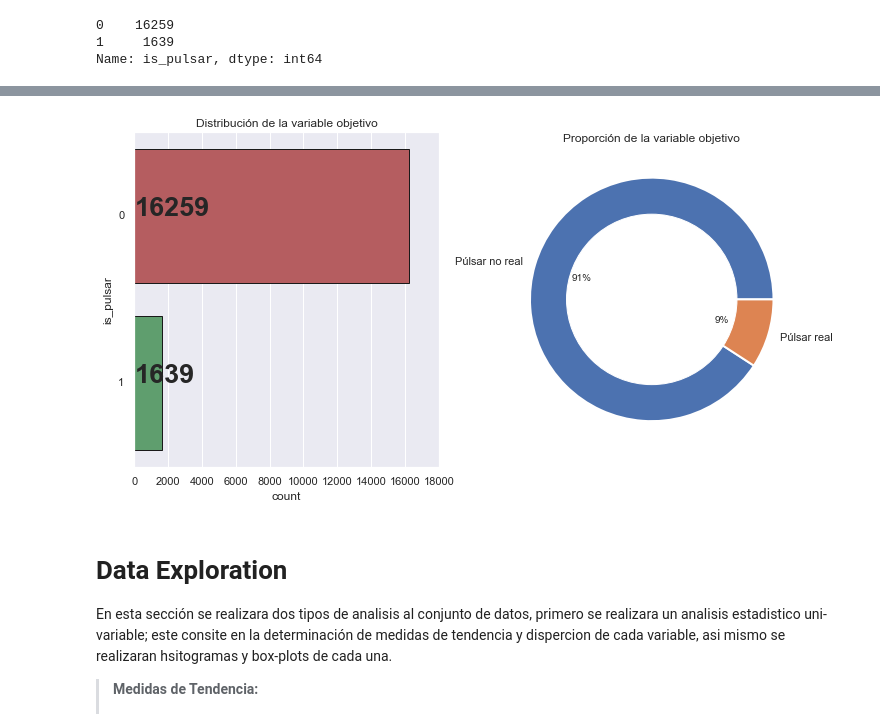
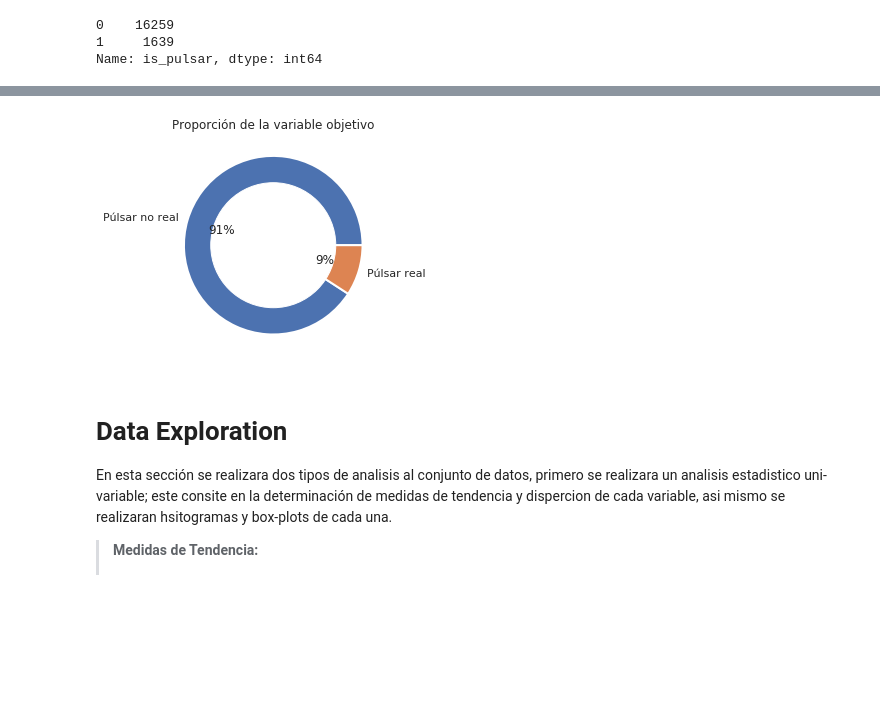
Before and after one commit to MrCycler/ML_PULSAR_CLASSIFICATION_PROJECT, a Jupyter notebook: BALANCEO DE DATA/SMOTE.ipynb, the cells around one changed output, grey strips where cells are left out. Cells and saved outputs as stored; diff of their text form; code cells hidden in the pictures; blank space fills up the shorter version.

```diff
--- a/BALANCEO DE DATA/SMOTE.ipynb
+++ b/BALANCEO DE DATA/SMOTE.ipynb
@@ -69,27 +75,15 @@ plt.hist(data_pulsar["is_pulsar"], alpha=0.5);
 # %%
 #Distribución y proporción de la variable objetivo
-plt.figure(figsize=(12,6))
-plt.subplot(121)
-ax = sns.countplot(y = data_pulsar["is_pulsar"],
-                   palette=["r","g"],
-                   linewidth=1,
-                   edgecolor="k"*2)
-for i,j in enumerate(data_pulsar["is_pulsar"].value_counts().values):
-    ax.text(.7,i,j,weight = "bold",fontsize = 27)
-plt.title("Distribución de la variable objetivo")
-
-
-plt.subplot(122)
 plt.pie(data_pulsar["is_pulsar"].value_counts().values,
         labels=["Púlsar no real","Púlsar real"],
         autopct="%1.0f%%",wedgeprops={"linewidth":2,"edgecolor":"white"})
 my_circ = plt.Circle((0,0),.7,color = "white")
 plt.gca().add_artist(my_circ)
-plt.subplots_adjust(wspace = .2)
 plt.title("Proporción de la variable objetivo")
 plt.show()
+#Se observa que el 9%
 # %% [output]
-[figure, old version]
+[figure, new version]
 # %% [markdown]
 # Data Exploration
 
```
Also changed, not shown: parts of 25 cells of this notebook, 5 other files.
